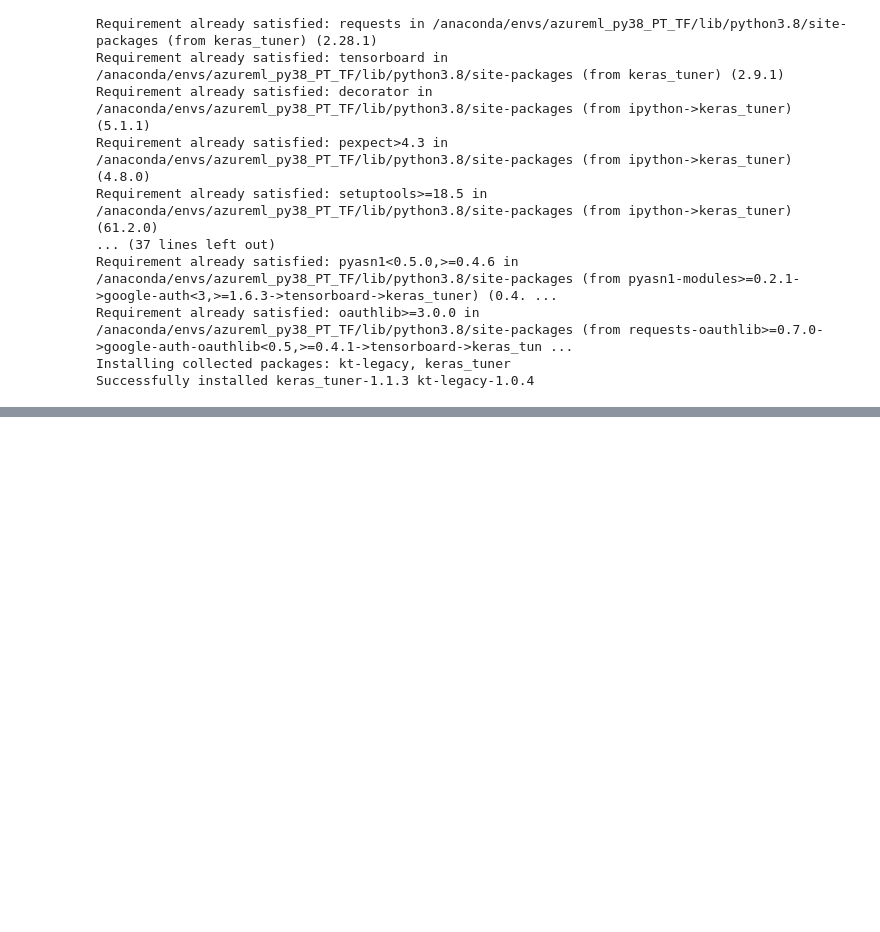
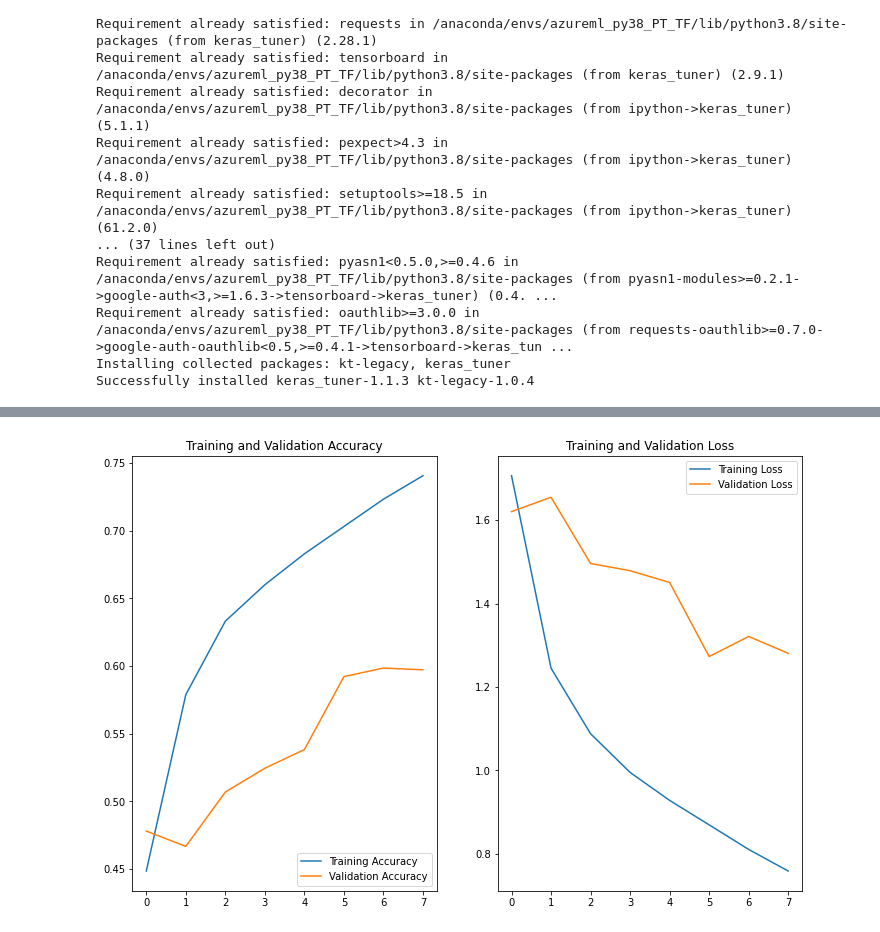
Before and after one commit to irmlin/weather-classification, a Jupyter notebook: hyperparameter_search.ipynb, the cells around one changed output, grey strips where cells are left out. Drawn from its saved outputs; the diff is of its cells as text; code cells hidden in the pictures; blank space fills up the shorter version.

Commit message:
visualized results of both models

```diff
--- a/hyperparameter_search.ipynb
+++ b/hyperparameter_search.ipynb
@@ -59,11 +45,11 @@ def model_builder(hp):
     layers.MaxPooling2D(),
     layers.Dropout(0.2),
     layers.Flatten(),
-    layers.Dense(hp.Int("dense_units", min_value=128, max_value=768, step=128), activation='relu'),
+    layers.Dense(hp.Int("dense_units", min_value=256, max_value=768, step=256), activation='relu'),
     layers.Dense(config.NUM_CLASSES)
   ])
 
-  lr = hp.Choice("learning_rate", values=[1e-1, 1e-2, 1e-3, 1e-4])
+  lr = hp.Choice("learning_rate", values=[1e-3, 1e-4])
   opt = optimizers.Adam(learning_rate=lr)
 
   model.compile(optimizer=opt,
@@ -101,13 +87,11 @@ Installing collected packages: kt-legacy, keras_tuner
 Successfully installed keras_tuner-1.1.3 kt-legacy-1.0.4
 # %%
 import keras_tuner as kt
-
-epochs = 15
 
 tuner = kt.Hyperband(
   model_builder,
   objective="val_accuracy",
-  max_epochs=epochs,
+  max_epochs=config.EPOCHS,
   factor=3,
   seed=42,
   directory="./tuner-logs",
@@ -143,5 +160,10 @@ Optimal learning rate: 0.0001
 # %%
-hypermodel = tuner.hypermodel.build(bestHP)
-hypermodel.fit(train_data, validation_data=val_data, batch_size=config.BATCH_SIZE, epochs=config.EPOCHS, callbacks=[early_stop])
+hypermodel_history = hypermodel.fit(
+  train_data,
+  validation_data=val_data,
+  batch_size=config.BATCH_SIZE,
+  epochs=config.EPOCHS,
+  callbacks=[early_stop]
+)
 # %% [output]
 Epoch 1/15
@@ -170,0 +202,6 @@ with open('model-architecture.json', 'w') as json_file:
+# %%
+import helper_functions
+
+helper_functions.visualize_training_progress(hypermodel_history.history. len(hypermodel_hystory.epoch))
+# %% [output]
+[figure, added]
```
Also changed, not shown: parts of 14 cells of this notebook, 4 other files.
